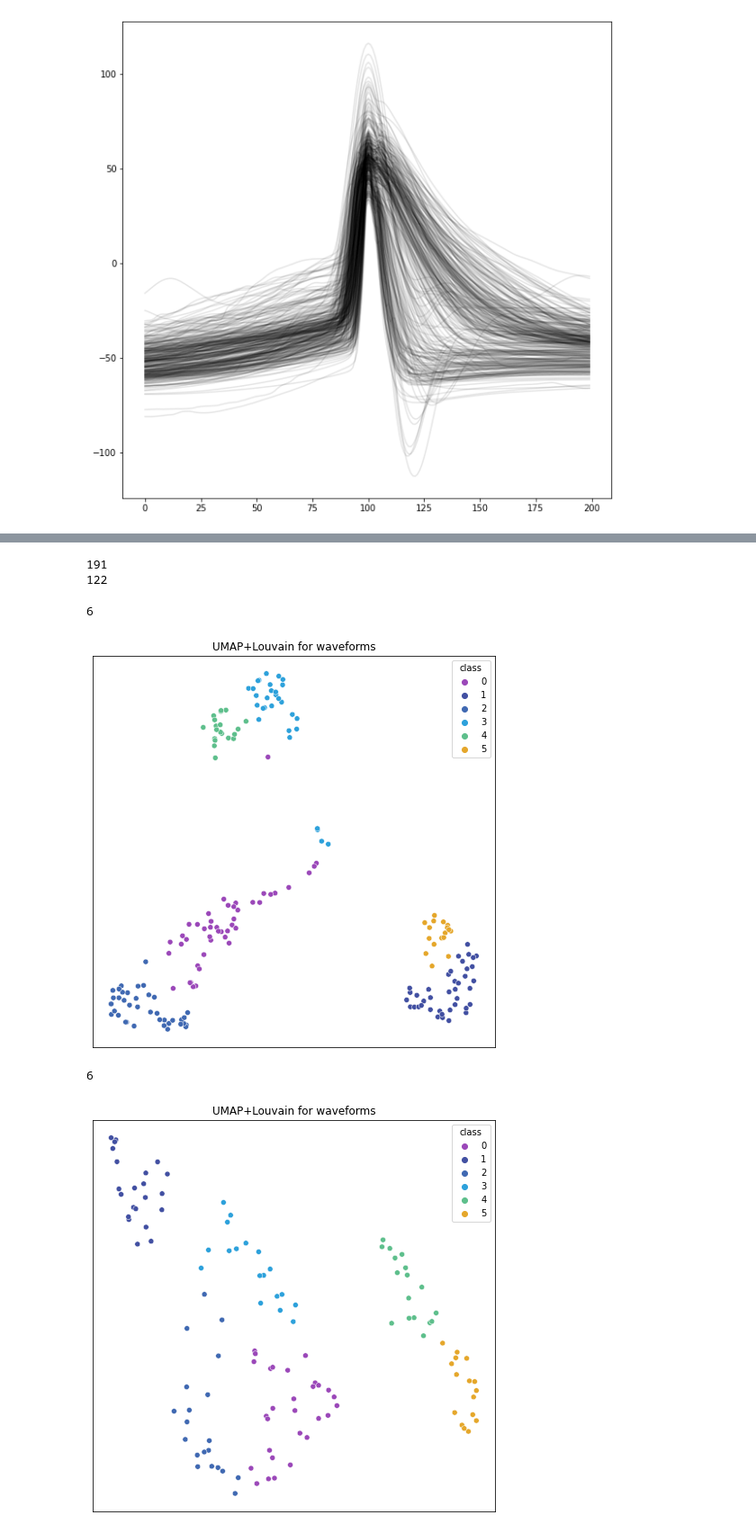
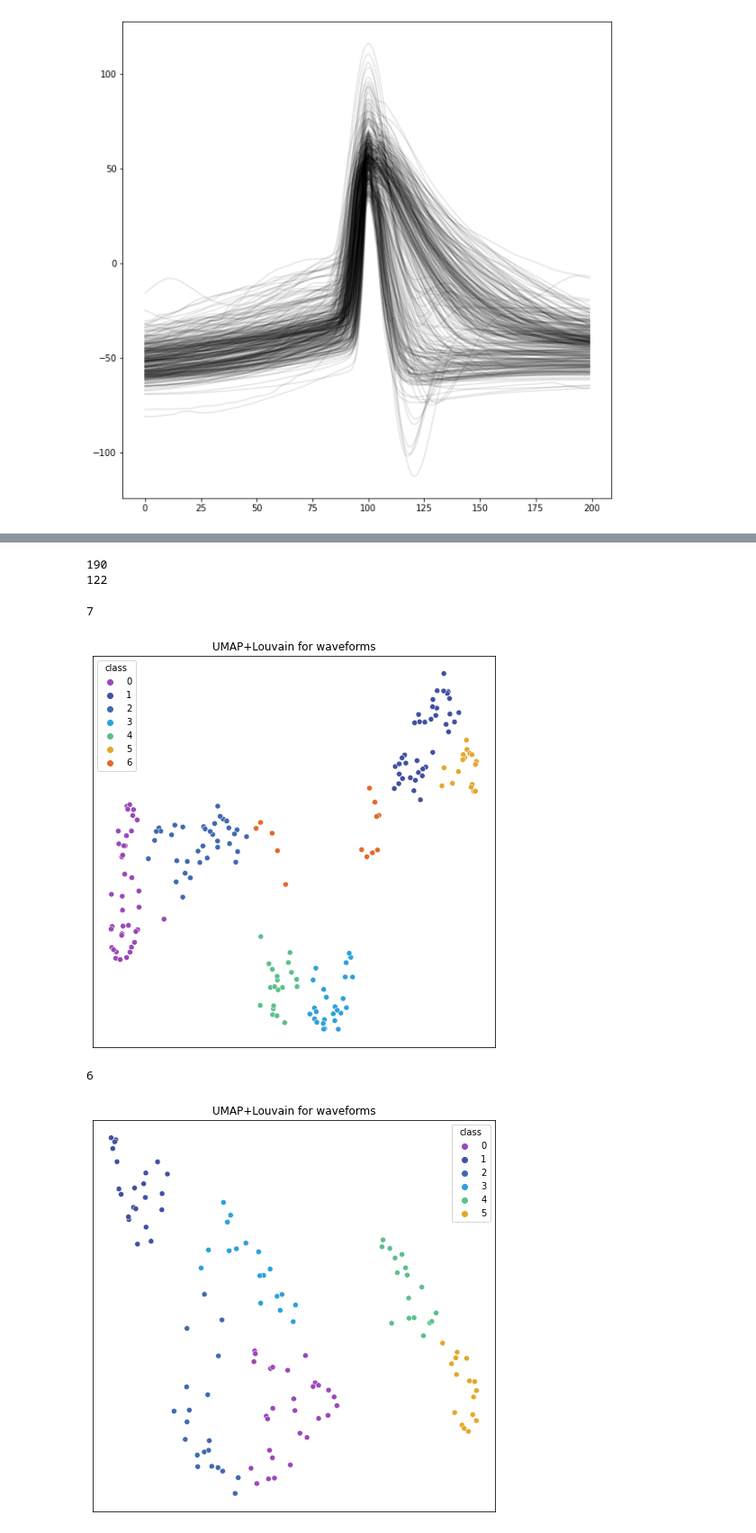
Before and after one commit to Nishant-codex/GIFFittingToolbox, a Jupyter notebook: src/examples/Clsutering_biophys_params.ipynb, the cells around one changed output, grey strips where cells are left out. Shown at 90% size. Drawn from its saved outputs; the diff is of its cells as text; code cells hidden in the pictures.

Commit message:
updated with final clustering

```diff
--- a/src/examples/Clsutering_biophys_params.ipynb
+++ b/src/examples/Clsutering_biophys_params.ipynb
@@ -163,7 +163,8 @@ discarded_exps = ['xuan_151118_E1',
 'NC_20717_E5' ,
 'NC_25717_E2',
 'payam_31019_E5',
-'payam_101019_E5']
+'payam_101019_E5',
+'NC_24717_E1']
 # %%
 # %matplotlib widget
 
@@ -292,29 +293,31 @@ ephys_inh = data_ephys_FN_acsf[data_ephys_FN_acsf.labels_wave.isin([0,5,7])]
 print(len(ephys_exc))
 print(len(ephys_inh))
 # %% [output]
-191
+190
 122
 # %%
 cols = data_ephys_FN_acsf.columns[:-4]
 ephys_data = normalize(np.vstack(ephys_exc[cols].to_numpy()))
-lables_ephys,mapper,reducer = plot_UMAP_clusters_single(ephys_data,
+lables_ephys_exc,mapper,reducer = plot_UMAP_clusters_single(ephys_data,
                           20,
                           0.1,
                           random_state =42,
                           res_louvain = 1.,
                           c_list =coherence_colors,
                           title='UMAP+Louvain for waveforms')
 
 ephys_data = normalize(np.vstack(ephys_inh[cols].to_numpy()))
-lables_ephys,mapper,reducer = plot_UMAP_clusters_single(ephys_data,
+lables_ephys_inh,mapper,reducer = plot_UMAP_clusters_single(ephys_data,
                           20,
                           0.1,
                           random_state =42,
                           res_louvain = 1.,
                           c_list =coherence_colors,
                           title='UMAP+Louvain for waveforms')
+ephys_exc['lables_ephys'] = lables_ephys_exc
+ephys_inh['lables_ephys'] = lables_ephys_inh
 # %% [output]
-6
+7
-[figure, old version]
+[figure, new version]
 6
 [figure]
```
Also changed, not shown: parts of 17 cells of this notebook.
